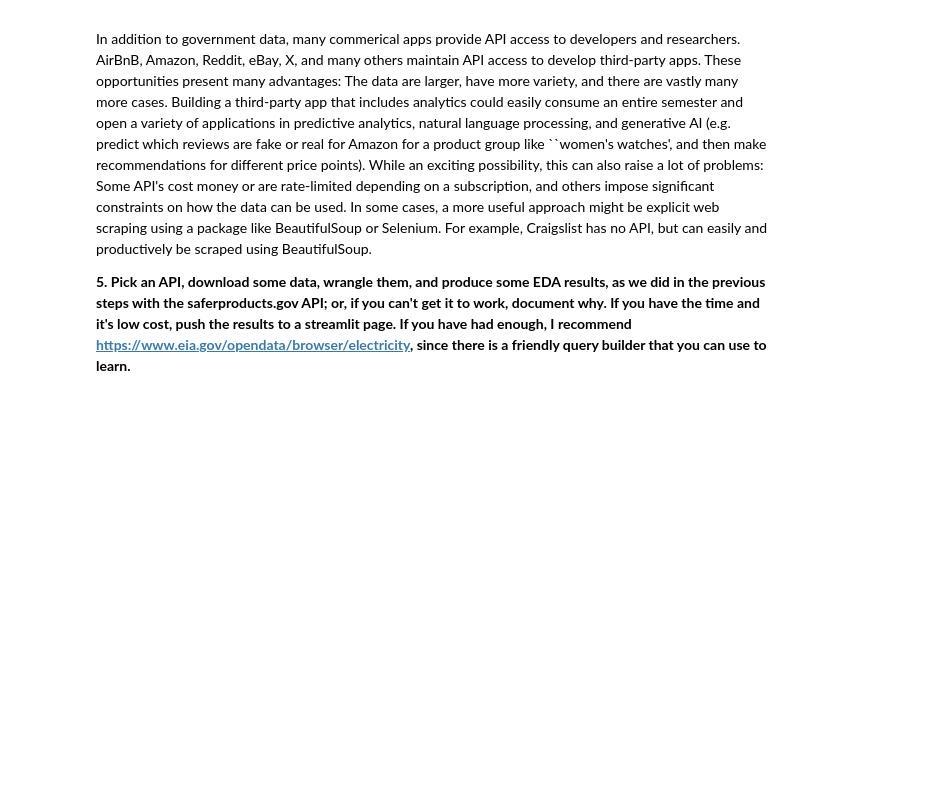
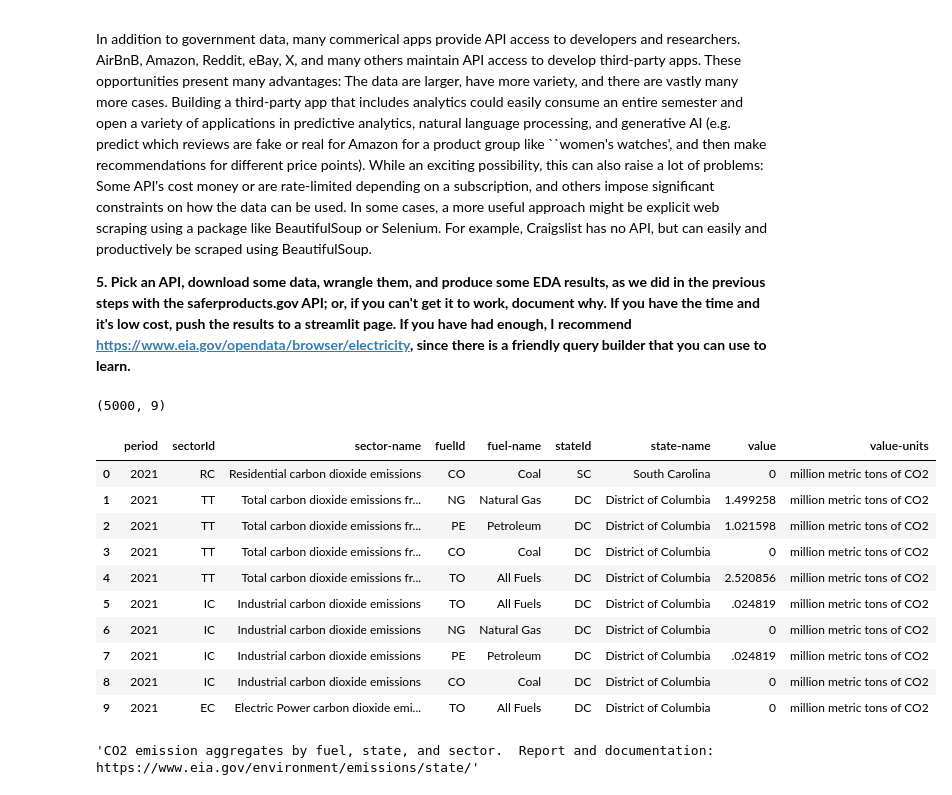
Before and after one commit to natalieassaad/labs, a Jupyter notebook: 01_api_calls/assignment_notebook.ipynb, the cells around one changed output. Saved outputs shown, nothing was run; the diff lists cells and outputs as text; code cells hidden in the pictures; blank space fills up the shorter version.

```diff
--- a/01_api_calls/assignment_notebook.ipynb
+++ b/01_api_calls/assignment_notebook.ipynb
@@ -283,3 +283,36 @@ Each of these API resources could either be the cornerstone of a project or a so
 In addition to government data, many commerical apps provide API access to developers and researchers. AirBnB, Amazon, Reddit, eBay, X, and many others maintain API access to develop third-party apps. These opportunities present many advantages: The data are larger, have more variety, and there are vastly many more cases. Building a third-party app that includes analytics could easily consume an entire semester and open a variety of applications in predictive analytics, natural language processing, and generative AI (e.g. predict which reviews are fake or real for Amazon for a product group like ``women's watches', and then make recommendations for different price points). While an exciting possibility, this can also raise a lot of problems: Some API's cost money or are rate-limited depending on a subscription, and others impose significant constraints on how the data can be used. In some cases, a more useful approach might be explicit web scraping using a package like BeautifulSoup or Selenium. For example, Craigslist has no API, but can easily and productively be scraped using BeautifulSoup.
 
 **5. Pick an API, download some data, wrangle them, and produce some EDA results, as we did in the previous steps with the saferproducts.gov API; or, if you can't get it to work, document why. If you have the time and it's low cost, push the results to a streamlit page. If you have had enough, I recommend https://www.eia.gov/opendata/browser/electricity, since there is a friendly query builder that you can use to learn.**
+# %%
+import urllib.request
+import json
+url = 'https://api.eia.gov/v2/co2-emissions/co2-emissions-aggregates/data/'
+apikey = '?api_key=lMGrcZOUaTu8lPiZzRavyqcqaPkrdPGiUhDZinqZ'
+query = '&frequency=annual&data[0]=value&sort[0][column]=period&sort[0][direction]=desc&offset=0&length=5000'
+
+## Query the API:
+response = urllib.request.urlopen(url+apikey+query)
+response_bytes = response.read()
+data = json.loads(response_bytes)
+response.close()
+
+eia_df = pd.DataFrame.from_dict(data['response']['data'])
+print(eia_df.shape)
+eia_df.head(10)
+# %% [output]
+(5000, 9)
+|  | period | sectorId | sector-name | fuelId | fuel-name | stateId | state-name | value | value-units |
+| 0 | 2021 | RC | Residential carbon dioxide emissions | CO | Coal | SC | South Carolina | 0 | million metric tons of CO2 |
+| 1 | 2021 | TT | Total carbon dioxide emissions fr... | NG | Natural Gas | DC | District of Columbia | 1.499258 | million metric tons of CO2 |
+| 2 | 2021 | TT | Total carbon dioxide emissions fr... | PE | Petroleum | DC | District of Columbia | 1.021598 | million metric tons of CO2 |
+| 3 | 2021 | TT | Total carbon dioxide emissions fr... | CO | Coal | DC | District of Columbia | 0 | million metric tons of CO2 |
+| 4 | 2021 | TT | Total carbon dioxide emissions fr... | TO | All Fuels | DC | District of Columbia | 2.520856 | million metric tons of CO2 |
+| 5 | 2021 | IC | Industrial carbon dioxide emissions | TO | All Fuels | DC | District of Columbia | .024819 | million metric tons of CO2 |
+| 6 | 2021 | IC | Industrial carbon dioxide emissions | NG | Natural Gas | DC | District of Columbia | 0 | million metric tons of CO2 |
+| 7 | 2021 | IC | Industrial carbon dioxide emissions | PE | Petroleum | DC | District of Columbia | .024819 | million metric tons of CO2 |
+| 8 | 2021 | IC | Industrial carbon dioxide emissions | CO | Coal | DC | District of Columbia | 0 | million metric tons of CO2 |
+| 9 | 2021 | EC | Electric Power carbon dioxide emi... | TO | All Fuels | DC | District of Columbia | 0 | million metric tons of CO2 |
+# %%
+data['response']['description']
+# %% [output]
+'CO2 emission aggregates by fuel, state, and sector.  Report and documentation: https://www.eia.gov/environment/emissions/state/'
```
Also changed, not shown: parts of 1 cell of this notebook.
